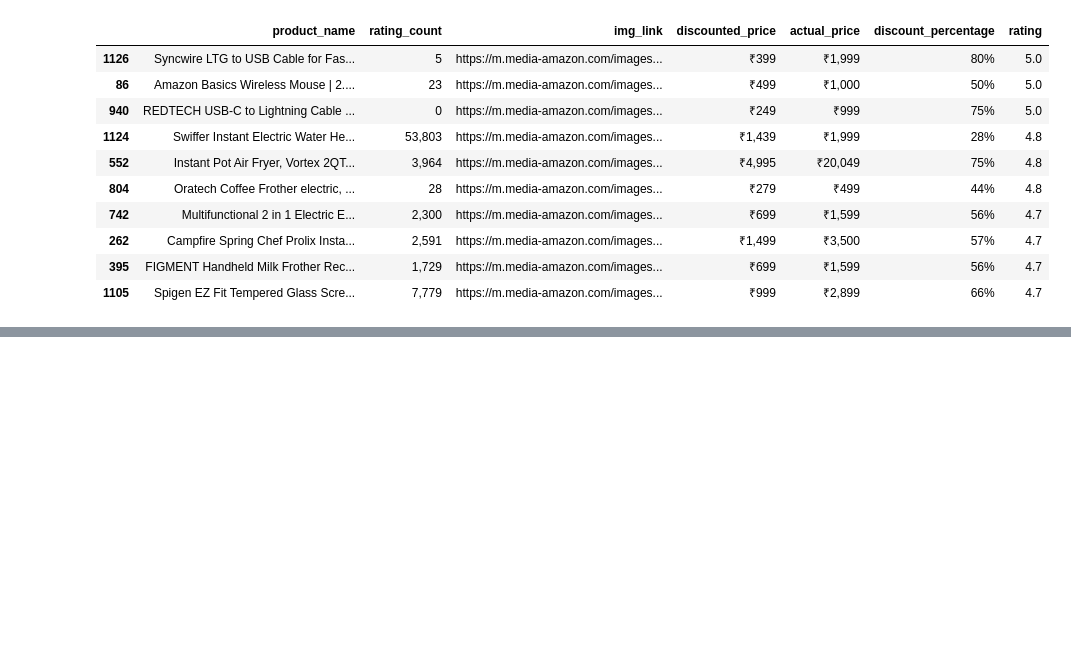
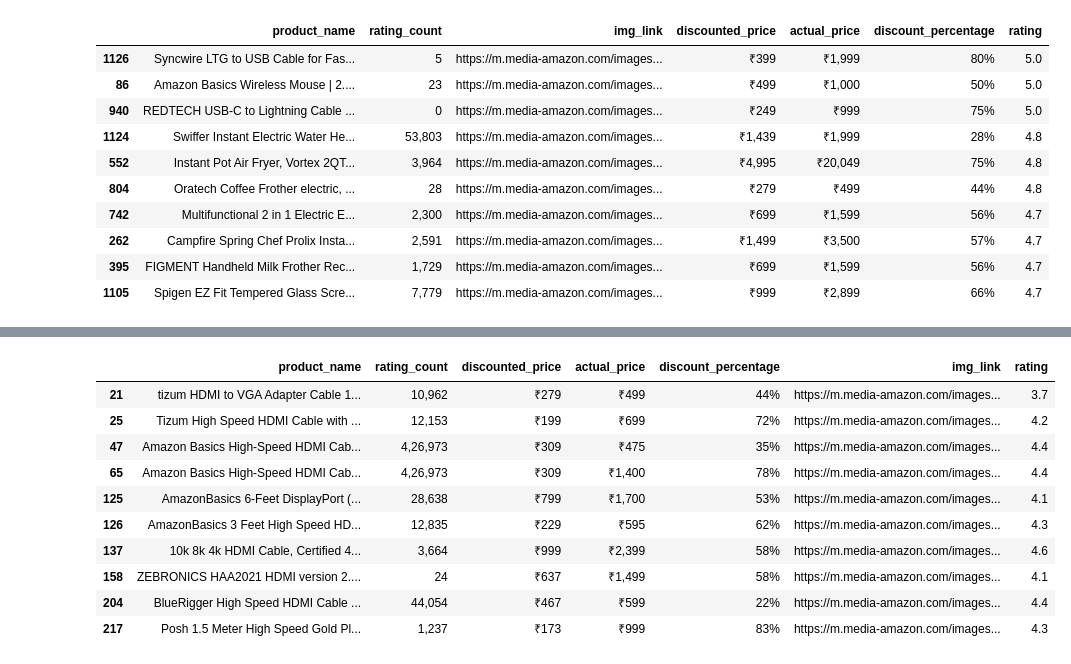
Before and after one commit to Gurkirat164/Product-recomendation-system, a Jupyter notebook: system.ipynb, the cells around one changed output, grey strips where cells are left out. Saved outputs shown, nothing was run; the diff lists cells and outputs as text; code cells hidden in the pictures; blank space fills up the shorter version.

Commit message:
Implemented Content Base Recommendation System

```diff
--- a/system.ipynb
+++ b/system.ipynb
@@ -183,0 +199,55 @@ See the caveats in the documentation: https://pandas.pydata.org/pandas-docs/stab
+# %%
+from sklearn.feature_extraction.text import TfidfVectorizer
+from sklearn.metrics.pairwise import cosine_similarity
+
+def content_based_recommendations(train_data, item_name, top_n=10):
+    # Check if the item name exists in the training data
+    if item_name not in train_data['product_name'].values:
+        print(f"Item '{item_name}' not found in the training data.")
+        return pd.DataFrame()
+
+    # Create a TF-IDF vectorizer for item descriptions
+    tfidf_vectorizer = TfidfVectorizer(stop_words='english')
+
+    # Apply TF-IDF vectorization to item descriptions
+    tfidf_matrix_content = tfidf_vectorizer.fit_transform(train_data['tags'])
+
+    # Calculate cosine similarity between items based on descriptions
+    cosine_similarities_content = cosine_similarity(tfidf_matrix_content, tfidf_matrix_content)
+
+    # Find the index of the item
+    item_index = train_data[train_data['product_name'] == item_name].index[0]
+
+    # Get the cosine similarity scores for the item
+    similar_items = list(enumerate(cosine_similarities_content[item_index]))
+
+    # Sort similar items by similarity score in descending order
+    similar_items = sorted(similar_items, key=lambda x: x[1], reverse=True)
+
+    # Get the top N most similar items (excluding the item itself)
+    top_similar_items = similar_items[1:top_n+1]
+
+    # Get the indices of the top similar items
+    recommended_item_indices = [x[0] for x in top_similar_items]
+
+    # Get the details of the top similar items
+    recommended_items_details = train_data.iloc[recommended_item_indices][['product_name', 'rating_count', 'discounted_price', 'actual_price', 'discount_percentage', 'img_link', 'rating']]
+
+    return recommended_items_details
+# %%
+item_name = 'AmazonBasics Flexible Premium HDMI Cable (Black, 4K@60Hz, 18Gbps), 3-Foot'
+content_based_rec = content_based_recommendations(train_data, item_name, top_n=10)
+
+content_based_rec
+# %% [output]
+|  | product_name | rating_count | discounted_price | actual_price | discount_percentage | img_link | rating |
+| 21 | tizum HDMI to VGA Adapter Cable 1... | 10,962 | ₹279 | ₹499 | 44% | https://m.media-amazon.com/images... | 3.7 |
+| 25 | Tizum High Speed HDMI Cable with ... | 12,153 | ₹199 | ₹699 | 72% | https://m.media-amazon.com/images... | 4.2 |
+| 47 | Amazon Basics High-Speed HDMI Cab... | 4,26,973 | ₹309 | ₹475 | 35% | https://m.media-amazon.com/images... | 4.4 |
+| 65 | Amazon Basics High-Speed HDMI Cab... | 4,26,973 | ₹309 | ₹1,400 | 78% | https://m.media-amazon.com/images... | 4.4 |
+| 125 | AmazonBasics 6-Feet DisplayPort (... | 28,638 | ₹799 | ₹1,700 | 53% | https://m.media-amazon.com/images... | 4.1 |
+| 126 | AmazonBasics 3 Feet High Speed HD... | 12,835 | ₹229 | ₹595 | 62% | https://m.media-amazon.com/images... | 4.3 |
+| 137 | 10k 8k 4k HDMI Cable, Certified 4... | 3,664 | ₹999 | ₹2,399 | 58% | https://m.media-amazon.com/images... | 4.6 |
+| 158 | ZEBRONICS HAA2021 HDMI version 2.... | 24 | ₹637 | ₹1,499 | 58% | https://m.media-amazon.com/images... | 4.1 |
+| 204 | BlueRigger High Speed HDMI Cable ... | 44,054 | ₹467 | ₹599 | 22% | https://m.media-amazon.com/images... | 4.4 |
+| 217 | Posh 1.5 Meter High Speed Gold Pl... | 1,237 | ₹173 | ₹999 | 83% | https://m.media-amazon.com/images... | 4.3 |
```
Also changed, not shown: parts of 1 cell of this notebook.
